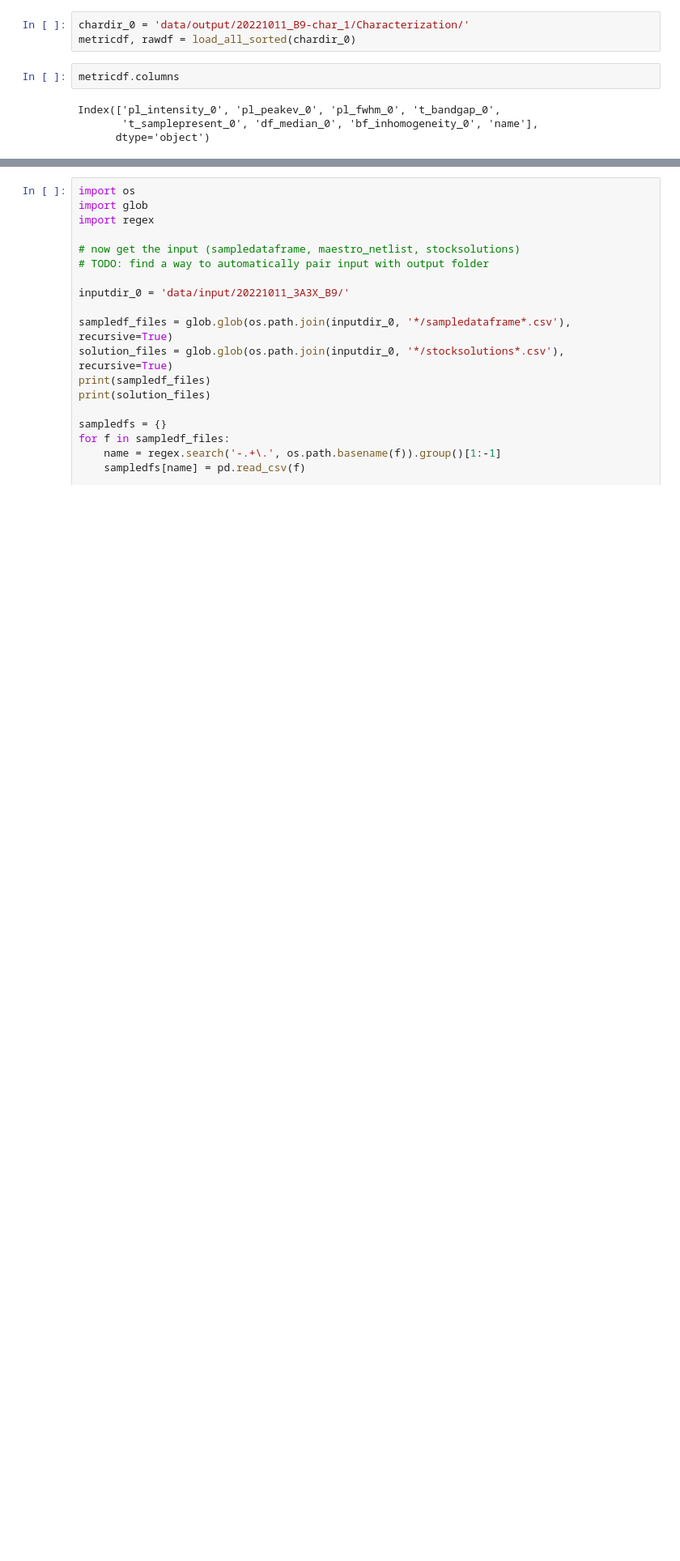
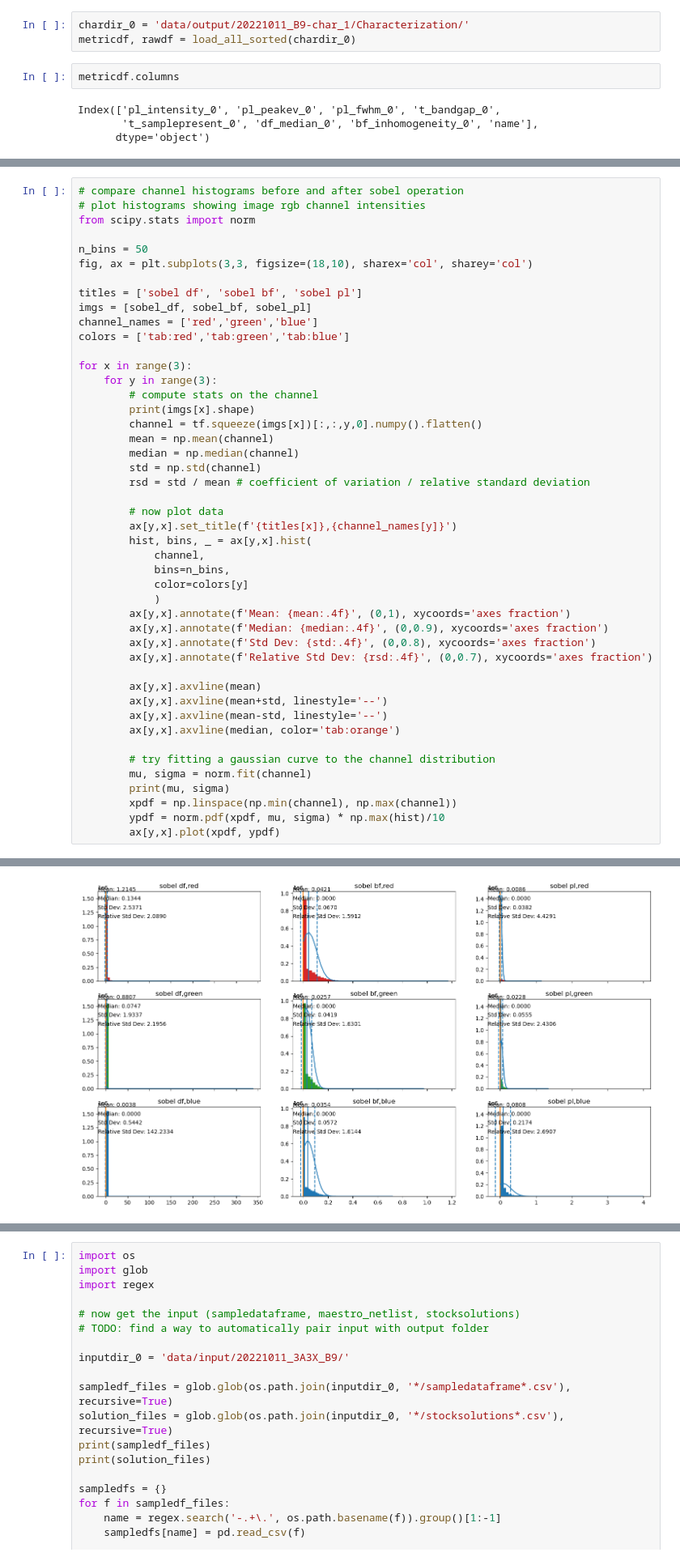
Before and after one commit to fenning-research-group/PASCAL_TrainView, a Jupyter notebook: analysis.ipynb, the cells around one changed output, grey strips where cells are left out. Shown at 81% size. Drawn from its saved outputs; the diff is of its cells as text; blank space fills up the shorter version.

```diff
--- a/analysis.ipynb
+++ b/analysis.ipynb
@@ -247,0 +244,47 @@ Clipping input data to the valid range for imshow with RGB data ([0..1] for floa
+# %%
+# compare channel histograms before and after sobel operation
+# plot histograms showing image rgb channel intensities
+from scipy.stats import norm
+
+n_bins = 50
+fig, ax = plt.subplots(3,3, figsize=(18,10), sharex='col', sharey='col')
+
+titles = ['sobel df', 'sobel bf', 'sobel pl']
+imgs = [sobel_df, sobel_bf, sobel_pl]
+channel_names = ['red','green','blue']
+colors = ['tab:red','tab:green','tab:blue']
+
+for x in range(3):
+    for y in range(3):
+        # compute stats on the channel
+        print(imgs[x].shape)
+        channel = tf.squeeze(imgs[x])[:,:,y,0].numpy().flatten()
+        mean = np.mean(channel)
+        median = np.median(channel)
+        std = np.std(channel)
+        rsd = std / mean # coefficient of variation / relative standard deviation
+
+        # now plot data
+        ax[y,x].set_title(f'{titles[x]},{channel_names[y]}')
+        hist, bins, _ = ax[y,x].hist(
+            channel,
+            bins=n_bins,
+            color=colors[y]
+            )
+        ax[y,x].annotate(f'Mean: {mean:.4f}', (0,1), xycoords='axes fraction')
+        ax[y,x].annotate(f'Median: {median:.4f}', (0,0.9), xycoords='axes fraction')
+        ax[y,x].annotate(f'Std Dev: {std:.4f}', (0,0.8), xycoords='axes fraction')
+        ax[y,x].annotate(f'Relative Std Dev: {rsd:.4f}', (0,0.7), xycoords='axes fraction')
+
+        ax[y,x].axvline(mean)
+        ax[y,x].axvline(mean+std, linestyle='--')
+        ax[y,x].axvline(mean-std, linestyle='--')
+        ax[y,x].axvline(median, color='tab:orange')
+
+        # try fitting a gaussian curve to the channel distribution
+        mu, sigma = norm.fit(channel)
+        print(mu, sigma)
+        xpdf = np.linspace(np.min(channel), np.max(channel))
+        ypdf = norm.pdf(xpdf, mu, sigma) * np.max(hist)/10
+        ax[y,x].plot(xpdf, ypdf)
+# %% [output]
@@ -248,3 +309,4 @@ Clipping input data to the valid range for imshow with RGB data ([0..1] for floa
+[figure, added]
 # %%
 # plot the pl and transmission spectra
 
```
Also changed, not shown: parts of 8 cells of this notebook.
